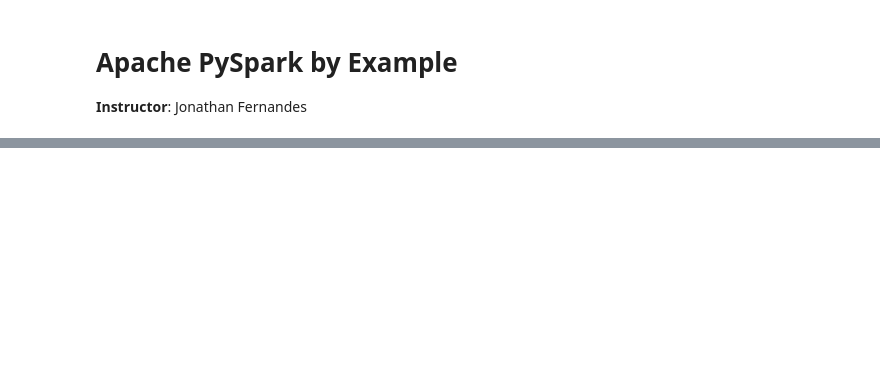
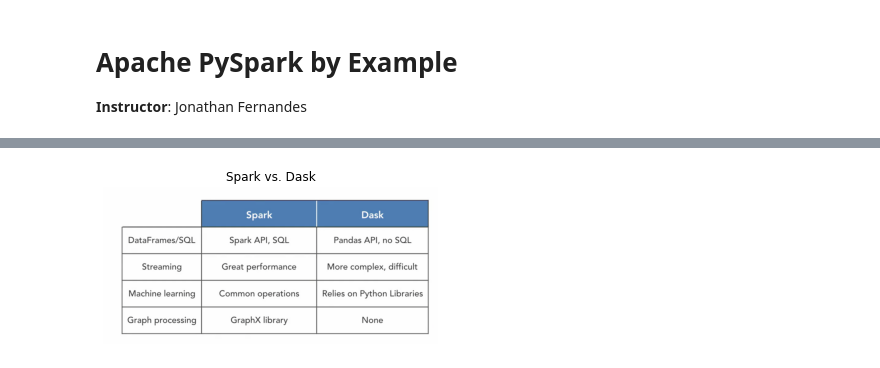
Before and after one commit to anmorgan24/Springboard, a Jupyter notebook: Notes/Apache_PySpark.ipynb, the cells around one changed output, grey strips where cells are left out. Drawn from its saved outputs; the diff is of its cells as text; code cells hidden in the pictures; blank space fills up the shorter version.

Commit message:
Spark vs Dask

```diff
--- a/Notes/Apache_PySpark.ipynb
+++ b/Notes/Apache_PySpark.ipynb
@@ -4,3 +8,9 @@
+# %%
+def show_image(image, title='Image', cmap_type='gray'):
+    plt.imshow(image, cmap=cmap_type)
+    plt.title(title)
+    plt.axis('off')
+    plt.show()
 # %% [markdown]
 * Spark runs locally, as well as in a cluster, on premise, or in a cloud.
 * Spark runs on top of Hadoop YARN
@@ -75 +85,5 @@
 * **Recall:** PySpark is written in Scala, but has support for Java, Python, R, and Scala, and interoperates well with JVM code
+# %%
+show_image(imread('data/spark_vs_dask.png'), "Spark vs. Dask")
+# %% [output]
+[figure, added]
```
Also changed, not shown: parts of 3 cells of this notebook.
